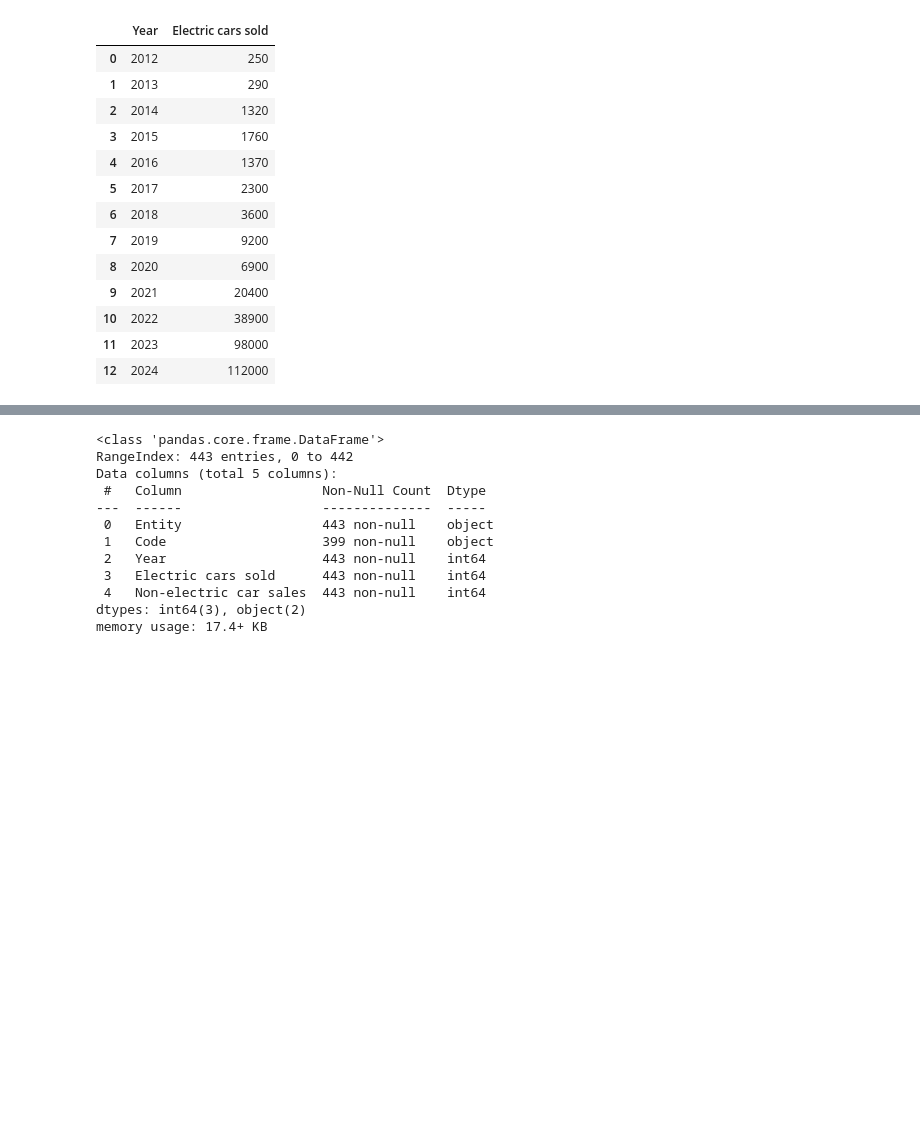
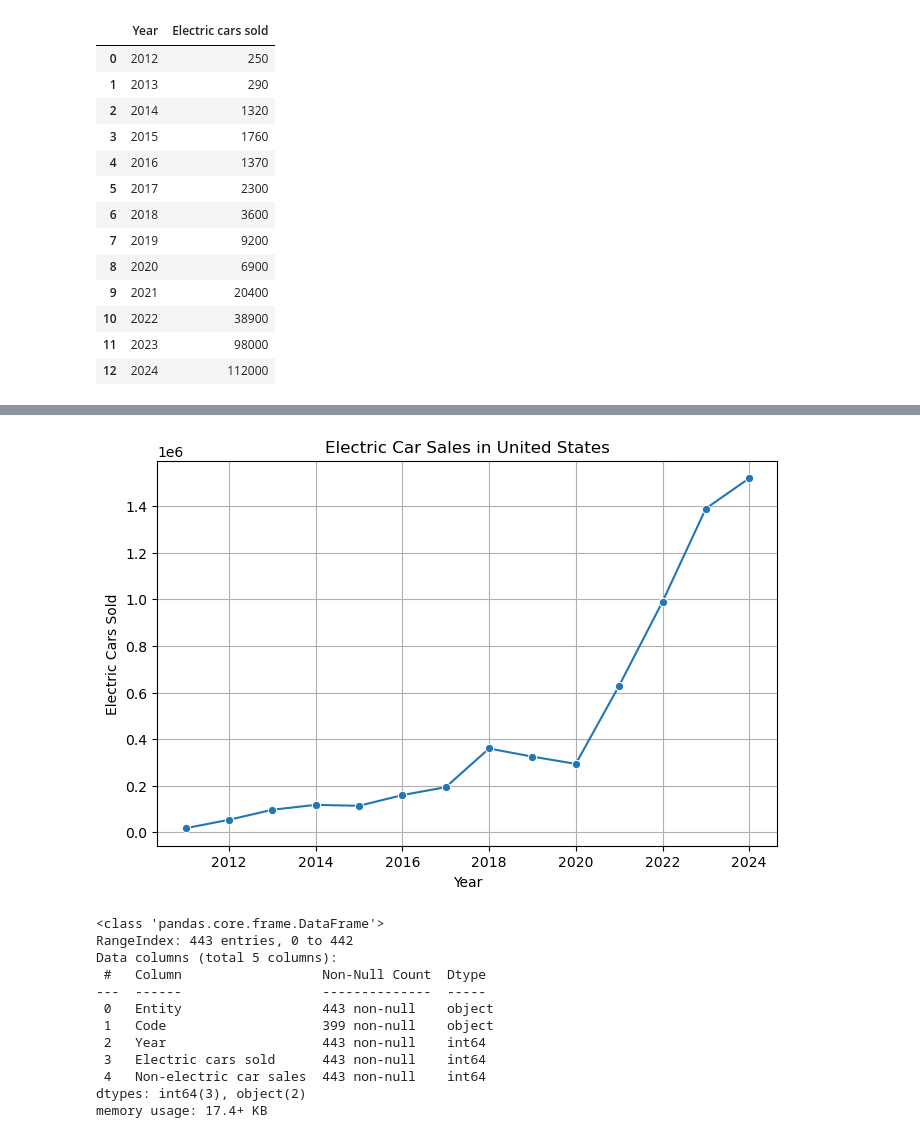
Before and after one commit to nainyb/Capstone_project_nainy, a Jupyter notebook: notebook/EV CARS in world.ipynb, the cells around one changed output, grey strips where cells are left out. Saved outputs shown, nothing was run; the diff lists cells and outputs as text; code cells hidden in the pictures; blank space fills up the shorter version.

```diff
--- a/notebook/EV CARS in world.ipynb
+++ b/notebook/EV CARS in world.ipynb
@@ -164,3 +282,17 @@ plt.show()
+# %%
+US_ev_sold_across_year= EV_solds.loc[EV_solds['Country_Name']=='United States']
+# %%
+# Plot
+plt.figure(figsize=(8,5))
+sns.lineplot(data=US_ev_sold_across_year, x="Year", y="Electric cars sold", marker="o")
+
+plt.title("Electric Car Sales in United States")
+plt.xlabel("Year")
+plt.ylabel("Electric Cars Sold")
+plt.grid(True)
+plt.show()
+# %% [output]
+[figure, added]
 # %%
 #Sales of EV and NON EV sales around the world
 # %%
```
Also changed, not shown: parts of 16 cells of this notebook, 19 other files.
